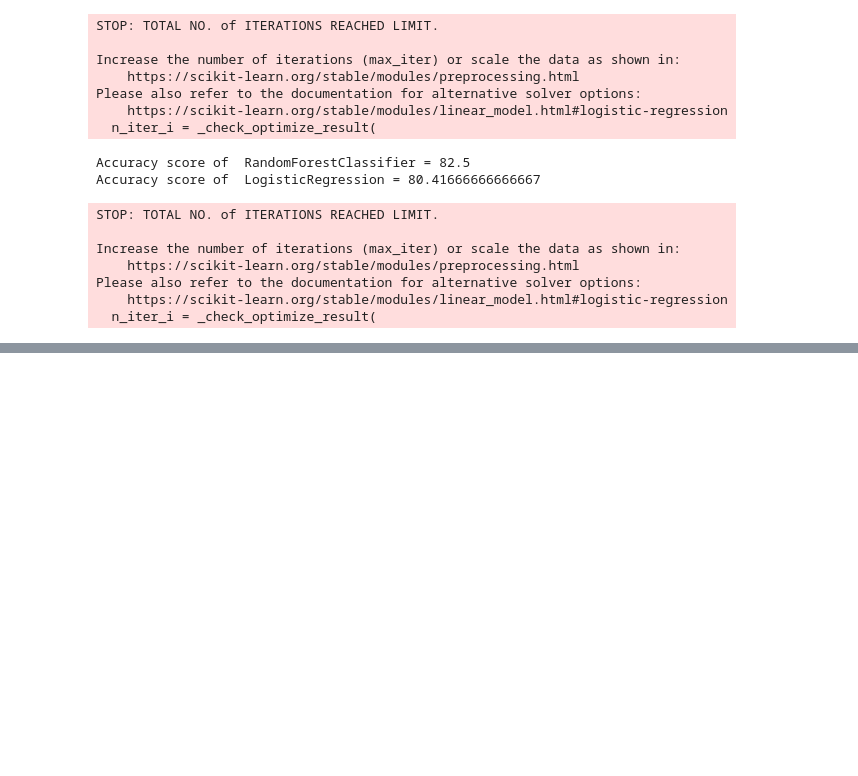
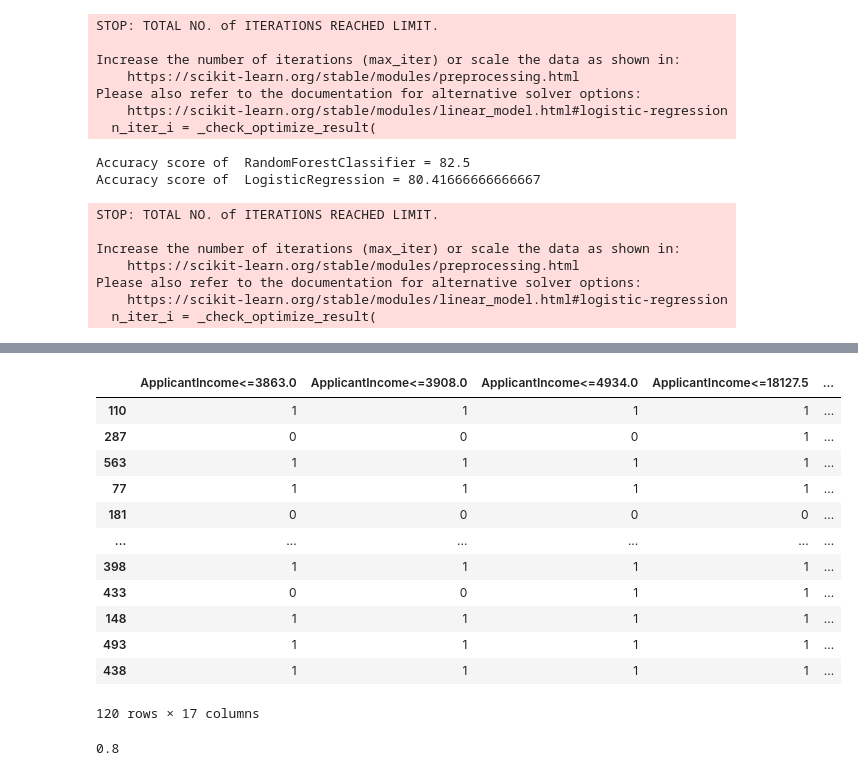
Before and after one commit to alopanik/Practicum-Project, a Jupyter notebook: Loan Approval Dataset.ipynb, the cells around one changed output, grey strips where cells are left out. Cells and saved outputs as stored; diff of their text form; code cells hidden in the pictures; blank space fills up the shorter version.

```diff
--- a/Loan Approval Dataset.ipynb
+++ b/Loan Approval Dataset.ipynb
@@ -168,0 +349,21 @@ Please also refer to the documentation for alternative solver options:
+# %%
+X_test_guessed
+# %% [output]
+|  | ApplicantIncome<=3863.0 | ApplicantIncome<=3908.0 | ApplicantIncome<=4934.0 | ApplicantIncome<=18127.5 | ... |
+| 110 | 1 | 1 | 1 | 1 | ... |
+| 287 | 0 | 0 | 0 | 1 | ... |
+| 563 | 1 | 1 | 1 | 1 | ... |
+| 77 | 1 | 1 | 1 | 1 | ... |
+| 181 | 0 | 0 | 0 | 0 | ... |
+| ... | ... | ... | ... | ... | ... |
+| 398 | 1 | 1 | 1 | 1 | ... |
+| 433 | 0 | 0 | 1 | 1 | ... |
+| 148 | 1 | 1 | 1 | 1 | ... |
+| 493 | 1 | 1 | 1 | 1 | ... |
+| 438 | 1 | 1 | 1 | 1 | ... |
+120 rows × 17 columns
+# %%
+test_score = model.score(X_test_guessed[:10000], y_test[:10000])
+print(test_score)
+# %% [output]
+0.8
```
Also changed, not shown: parts of 12 cells of this notebook.
